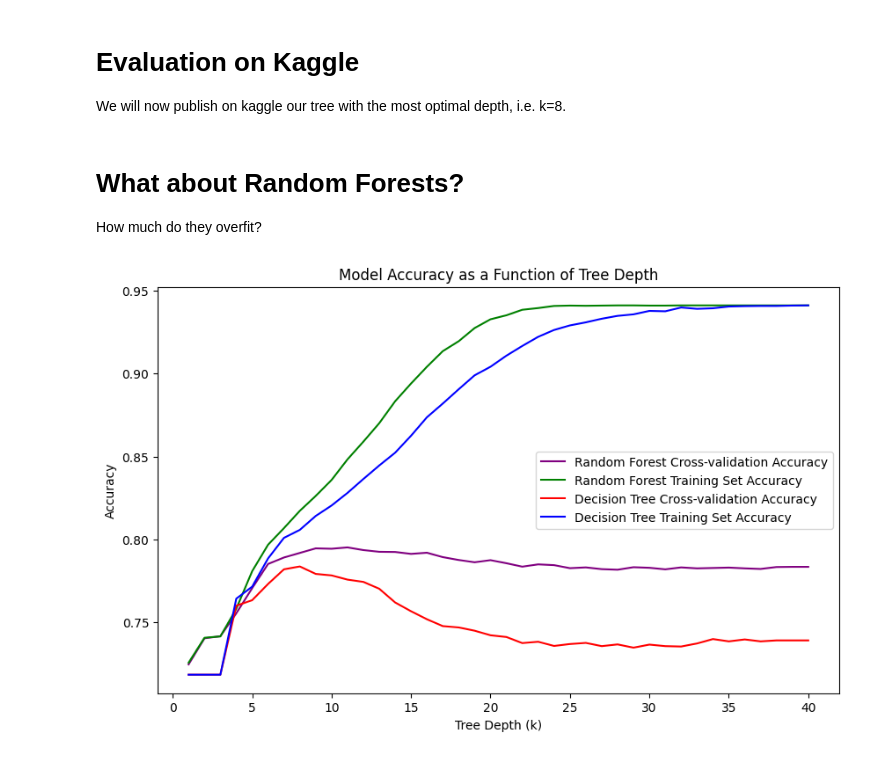
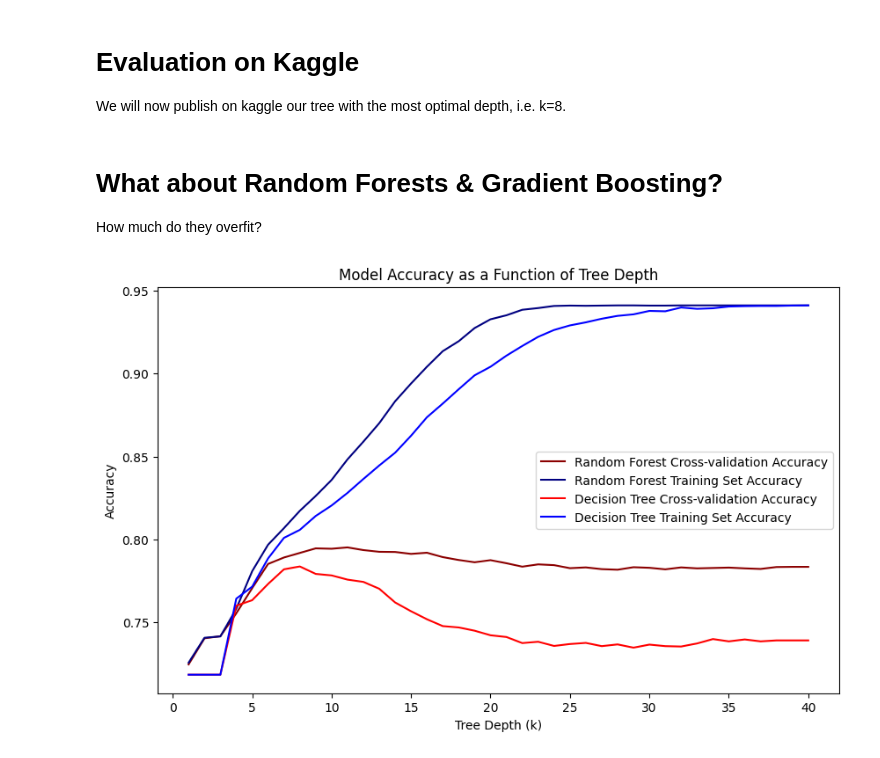
Before and after one commit to kiwil87/64-61.1-Data-Science, a Jupyter notebook: 04_Overfitting/Spaceship_Titanic_Revolution.ipynb, the cells around one changed output. Cells and saved outputs as stored; diff of their text form; code cells hidden in the pictures.

Commit message:
Change colors of the models accuracy

```diff
--- a/04_Overfitting/Spaceship_Titanic_Revolution.ipynb
+++ b/04_Overfitting/Spaceship_Titanic_Revolution.ipynb
@@ -259,13 +259,12 @@ y_pred = model_pipeline.predict(X_test)
 kaggle_submission = pd.DataFrame(y_pred, columns=['Transported'], index=X_test.index)
 #kaggle_submission.to_csv("Data/optimal_decision_tree.csv", index=True)
 # %% [markdown]
-# What about Random Forests?
+# What about Random Forests & Gradient Boosting?
 
 How much do they overfit?
 # %%
 from sklearn.ensemble import RandomForestClassifier
 from sklearn.model_selection import cross_val_score
-import matplotlib.pyplot as plt
 
 X = train.drop('Transported', axis=1)
 y = train['Transported']
@@ -286,33 +285,33 @@ for k in range(1, 41):  # Iterating from 1 to 40
         ('classifier', RandomForestClassifier(**hyperparams))
     ])
 
     # Compute accuracy using 5-fold cross-validation
     cross_val = cross_val_score(model_pipeline, X, y, cv=5, scoring='accuracy', n_jobs=-1).mean()
 
     # /!\ THIS IS NOT SOMETHING YOU SHOULD DO IRL /!\
     model_pipeline.fit(X, y)
     accuracy = model_pipeline.score(X, y)
 
     # Append the results to the list
     results.append({'k': k, 'cv': cross_val, 'train': accuracy})
 
 # Create the DataFrame from the results list
 accuracy_rf_df = pd.DataFrame(results)
 
 # Plot both 'cv' and 'train' accuracies against 'k'
 plt.figure(figsize=(10, 6))
-plt.plot(accuracy_rf_df['k'], accuracy_rf_df['cv'], color='purple', label='Random Forest Cross-validation Accuracy')
-plt.plot(accuracy_rf_df['k'], accuracy_rf_df['train'], color='green', label='Random Forest Training Set Accuracy')
+plt.plot(accuracy_rf_df['k'], accuracy_rf_df['cv'], color='darkred', label='Random Forest Cross-validation Accuracy')
+plt.plot(accuracy_rf_df['k'], accuracy_rf_df['train'], color='navy', label='Random Forest Training Set Accuracy')
 plt.plot(accuracy_dt_df['k'], accuracy_dt_df['cv'], color='red', label='Decision Tree Cross-validation Accuracy')
 plt.plot(accuracy_dt_df['k'], accuracy_dt_df['train'], color='blue', label='Decision Tree Training Set Accuracy')
 
 # Adding titles and labels
 plt.title('Model Accuracy as a Function of Tree Depth')
 plt.xlabel('Tree Depth (k)')
 plt.ylabel('Accuracy')
 plt.legend()
 
 # Show the plot
 plt.show()
 # %% [output]
-[figure, old version]
+[figure, new version]
```
